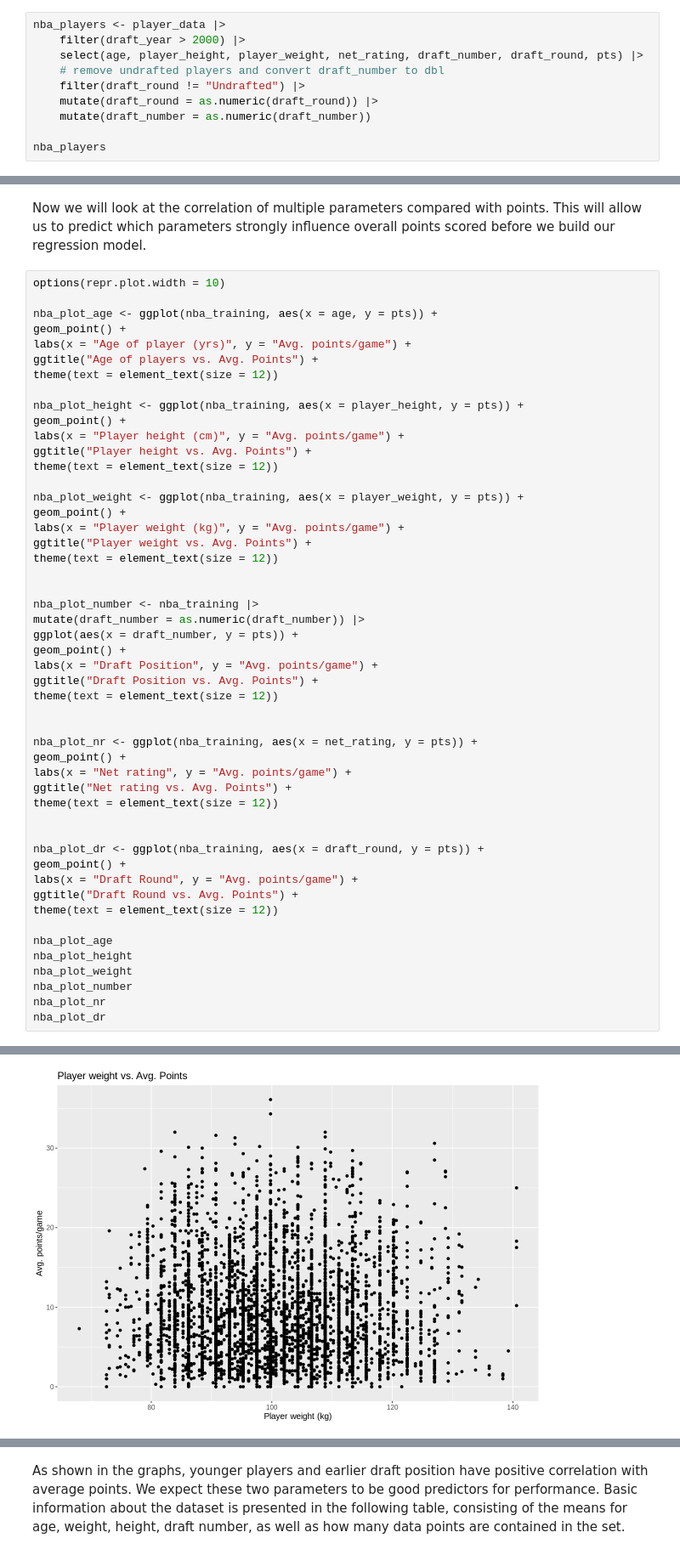
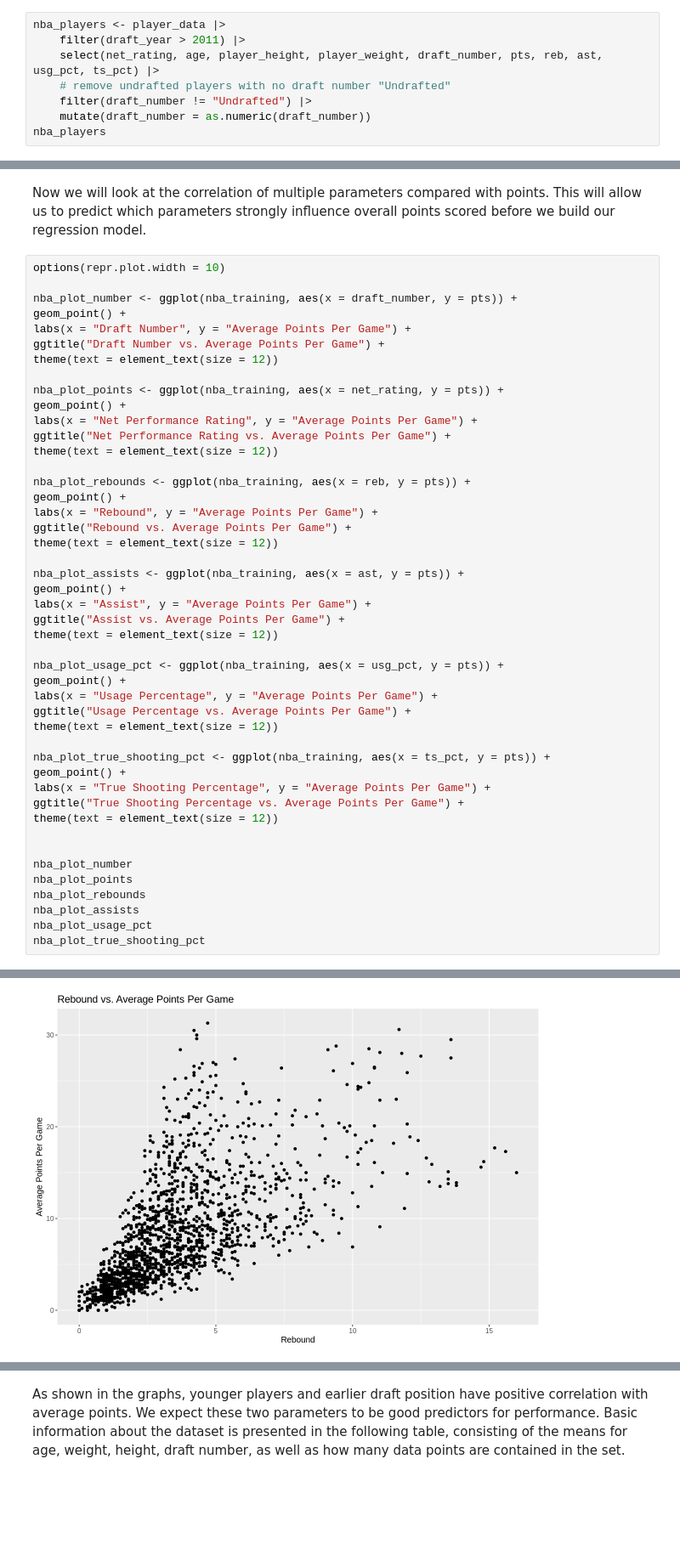
Before and after one commit to mdean808/dsci-100-group-project, a Jupyter notebook: project.ipynb, the cells around one changed output, grey strips where cells are left out. Shown at 85% size. Drawn from its saved outputs; the diff is of its cells as text; blank space fills up the shorter version.

Commit message:
BIG CHANGES
Made points the main variable and changed the predictive variables to create actual relationship :)

```diff
--- a/project.ipynb
+++ b/project.ipynb
@@ -80,12 +78,10 @@ For our project, we will focus only on the specific parameters to judge the over
 Note that for `draft_round` players labeled as `Undrafted` were removed. Additionally, players drafted in or before 2000 are excluded, to keep the data used recent.
 # %%
 nba_players <- player_data |>
-    filter(draft_year > 2000) |>
-    select(age, player_height, player_weight, net_rating, draft_number, draft_round, pts) |>
-    # remove undrafted players and convert draft_number to dbl
-    filter(draft_round != "Undrafted") |>
-    mutate(draft_round = as.numeric(draft_round)) |>
+    filter(draft_year > 2011) |>
+    select(net_rating, age, player_height, player_weight, draft_number, pts, reb, ast, usg_pct, ts_pct) |>
+    # remove undrafted players with no draft number "Undrafted"
+    filter(draft_number != "Undrafted") |>
     mutate(draft_number = as.numeric(draft_number))
-
 nba_players
 # %% [output]
@@ -131,51 +122,47 @@ Now we will look at the correlation of multiple parameters compared with points.
 # %%
 options(repr.plot.width = 10)
 
-nba_plot_age <- ggplot(nba_training, aes(x = age, y = pts)) +
+nba_plot_number <- ggplot(nba_training, aes(x = draft_number, y = pts)) +
 geom_point() +
-labs(x = "Age of player (yrs)", y = "Avg. points/game") +
-ggtitle("Age of players vs. Avg. Points") +
+labs(x = "Draft Number", y = "Average Points Per Game") +
+ggtitle("Draft Number vs. Average Points Per Game") +
 theme(text = element_text(size = 12))
 
-nba_plot_height <- ggplot(nba_training, aes(x = player_height, y = pts)) +
+nba_plot_points <- ggplot(nba_training, aes(x = net_rating, y = pts)) +
 geom_point() +
-labs(x = "Player height (cm)", y = "Avg. points/game") +
-ggtitle("Player height vs. Avg. Points") +
+labs(x = "Net Performance Rating", y = "Average Points Per Game") +
+ggtitle("Net Performance Rating vs. Average Points Per Game") +
 theme(text = element_text(size = 12))
 
-nba_plot_weight <- ggplot(nba_training, aes(x = player_weight, y = pts)) +
+nba_plot_rebounds <- ggplot(nba_training, aes(x = reb, y = pts)) +
 geom_point() +
-labs(x = "Player weight (kg)", y = "Avg. points/game") +
-ggtitle("Player weight vs. Avg. Points") +
+labs(x = "Rebound", y = "Average Points Per Game") +
+ggtitle("Rebound vs. Average Points Per Game") +
+theme(text = element_text(size = 12))
+
+nba_plot_assists <- ggplot(nba_training, aes(x = ast, y = pts)) +
+geom_point() +
+labs(x = "Assist", y = "Average Points Per Game") +
+ggtitle("Assist vs. Average Points Per Game") +
+theme(text = element_text(size = 12))
+
+nba_plot_usage_pct <- ggplot(nba_training, aes(x = usg_pct, y = pts)) +
+geom_point() +
+labs(x = "Usage Percentage", y = "Average Points Per Game") +
+ggtitle("Usage Percentage vs. Average Points Per Game") +
+theme(text = element_text(size = 12))
+
+nba_plot_true_shooting_pct <- ggplot(nba_training, aes(x = ts_pct, y = pts)) +
+geom_point() +
+labs(x = "True Shooting Percentage", y = "Average Points Per Game") +
+ggtitle("True Shooting Percentage vs. Average Points Per Game") +
 theme(text = element_text(size = 12))
 
 
-nba_plot_number <- nba_training |>
-mutate(draft_number = as.numeric(draft_number)) |>
-ggplot(aes(x = draft_number, y = pts)) +
-geom_point() +
-labs(x = "Draft Position", y = "Avg. points/game") +
-ggtitle("Draft Position vs. Avg. Points") +
-theme(text = element_text(size = 12))
-
-
-nba_plot_nr <- ggplot(nba_training, aes(x = net_rating, y = pts)) +
-geom_point() +
-labs(x = "Net rating", y = "Avg. points/game") +
-ggtitle("Net rating vs. Avg. Points") +
-theme(text = element_text(size = 12))
-
-
-nba_plot_dr <- ggplot(nba_training, aes(x = draft_round, y = pts)) +
-geom_point() +
-labs(x = "Draft Round", y = "Avg. points/game") +
-ggtitle("Draft Round vs. Avg. Points") +
-theme(text = element_text(size = 12))
-
-nba_plot_age
-nba_plot_height
-nba_plot_weight
 nba_plot_number
-nba_plot_nr
-nba_plot_dr
+nba_plot_points
+nba_plot_rebounds
+nba_plot_assists
+nba_plot_usage_pct
+nba_plot_true_shooting_pct
 # %% [output]
@@ -186 +171 @@ Warning message:
-[figure, old version]
+[figure, new version]
```
Also changed, not shown: parts of 7 cells of this notebook, 1 other file.
